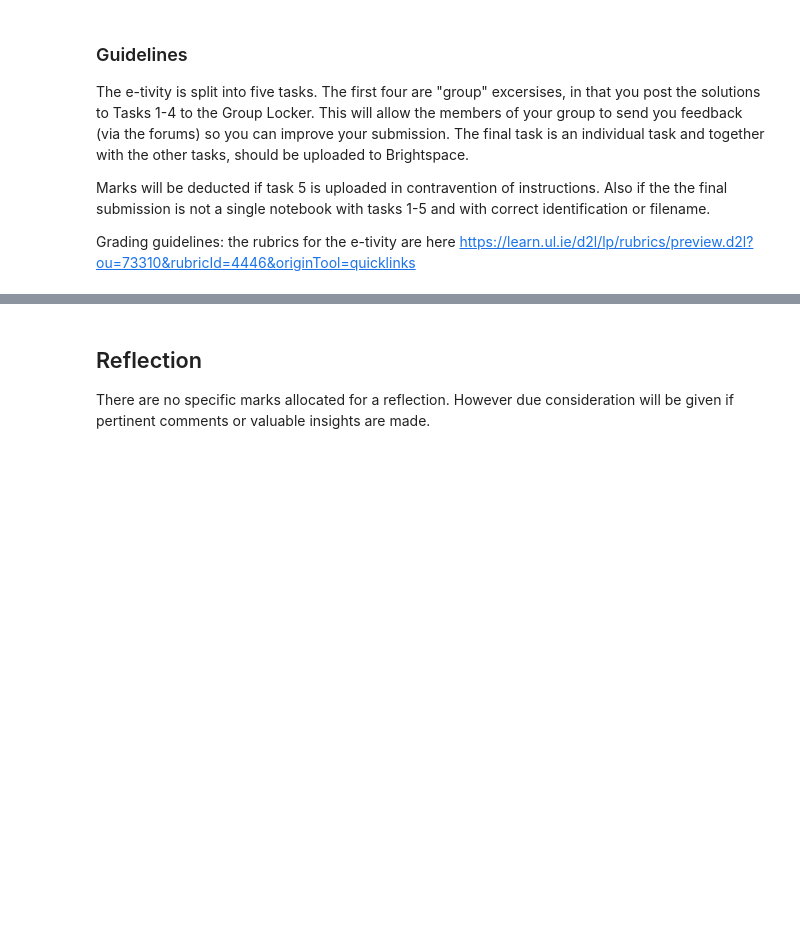
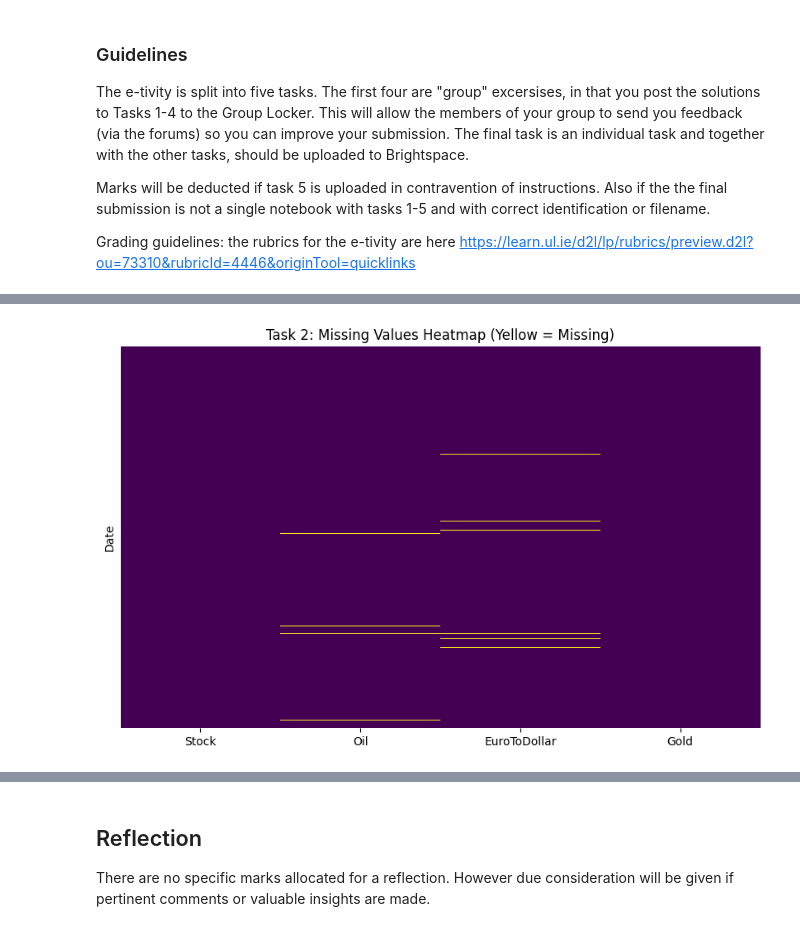
Before and after one commit to barry-clarke/CS5004, a Jupyter notebook: Etivity2_24325082_Tasks1_4.ipynb, the cells around one changed output, grey strips where cells are left out. Saved outputs shown, nothing was run; the diff lists cells and outputs as text; code cells hidden in the pictures; blank space fills up the shorter version.

```diff
--- a/Etivity2_24325082_Tasks1_4.ipynb
+++ b/Etivity2_24325082_Tasks1_4.ipynb
@@ -142,0 +80,97 @@ Submit Tasks 1-5 in a single notebook this before the deadline on Sunday.
+# %%
+# ==========================================
+# 1. LOAD DATA
+# ==========================================
+print("--- 1. Loading Data ---")
+df = pd.read_csv('stock.csv')
+
+# --- Pre-Preprocessing Check ---
+print("Missing values per security (before preprocessing):")
+print(df.isnull().sum())
+print("-" * 30)
+
+# ==========================================
+# TASK 1: DATA PREPROCESSING (Formatting)
+# ==========================================
+# REFERENCE: GeeksforGeeks - Time Series Analysis & Visualization
+df['Date'] = pd.to_datetime(df['Date'])
+df.set_index('Date', inplace=True)
+df.sort_index(inplace=True)
+
+# ==========================================
+# TASK 2: DATA CLEANING & VISUALISATION
+# ==========================================
+# 1. Visualise Missing Values (Heatmap)
+plt.figure(figsize=(10, 6))
+sns.heatmap(df.isnull(), cbar=False, cmap='viridis', yticklabels=False)
+plt.title('Task 2: Missing Values Heatmap (Yellow = Missing)')
+plt.show()
+
+# 2. Impute Missing Values (Forward Fill)
+# We create a new dataframe 'df_cleaned'
+df_cleaned = df.ffill().bfill()
+
+print("\nMissing values after cleaning:")
+print(df_cleaned.isnull().sum())
+
+# 3. Visualisation: Price Trends with Imputed Values Marked
+fig, axes = plt.subplots(nrows=4, ncols=1, figsize=(12, 16))
+columns = ['Stock', 'Oil', 'EuroToDollar', 'Gold']
+colors = ['#1f77b4', '#2ca02c', '#d62728', '#ff7f0e']
+
+for i, col in enumerate(columns):
+    # Plot the CLEANED data
+    axes[i].plot(df_cleaned.index, df_cleaned[col], label='Cleaned Price', color=colors[i], linewidth=1.5)
+
+    # Identify where values were originally missing
+    missing_mask = df[col].isnull()
+
+    # Overlay red stars
+    if missing_mask.sum() > 0:
+        axes[i].scatter(df_cleaned.index[missing_mask], df_cleaned.loc[missing_mask, col],
+                        color='red', marker='*', s=150, label='Imputed Value', zorder=5)
+
+    axes[i].set_title(f'Task 2: {col} Price (Imputed Values Marked)')
+    axes[i].set_xlabel('Date')
+    axes[i].set_ylabel('Price')
+    axes[i].legend(loc='upper left')
+    axes[i].grid(True)
+
+plt.tight_layout()
+plt.show()
+
+# ==========================================
+# PREPARE FOR MODEL (Split & Scale)
+# ==========================================
+print("\n--- Preparing Data for Model ---")
+
+# 1. Train/Test Split (80/20 Chronological)
+train_size = int(len(df_cleaned) * 0.8)
+train_data = df_cleaned.iloc[:train_size]
+test_data = df_cleaned.iloc[train_size:]
+
+print(f"Training set size: {len(train_data)}")
+print(f"Test set size: {len(test_data)}")
+
+# 2. Feature Scaling (0-1)
+scaler = MinMaxScaler(feature_range=(0, 1))
+scaler.fit(train_data) # Fit ONLY on training data
+
+train_scaled = scaler.transform(train_data)
+test_scaled = scaler.transform(test_data)
+
+# 3. Create Sequences (The "Lookback")
+def create_sequences(data, lookback=60, target_col_idx=0):
+    X, y = [], []
+    for i in range(lookback, len(data)):
+        X.append(data[i-lookback:i, :])
+        y.append(data[i, target_col_idx])
+    return np.array(X), np.array(y)
+
+LOOKBACK = 60
+# Note: We use the SCALED data here to avoid the "Huge Loss" error
+X_train, y_train = create_sequences(train_scaled, LOOKBACK, 0)
+X_test, y_test = create_sequences(test_scaled, LOOKBACK, 0)
+
+print(f"Model Input Shape: {X_train.shape}")
+# %% [output]
@@ -142,0 +186 @@ Submit Tasks 1-5 in a single notebook this before the deadline on Sunday.
+[figure, added]
```
Also changed, not shown: parts of 21 cells of this notebook.
